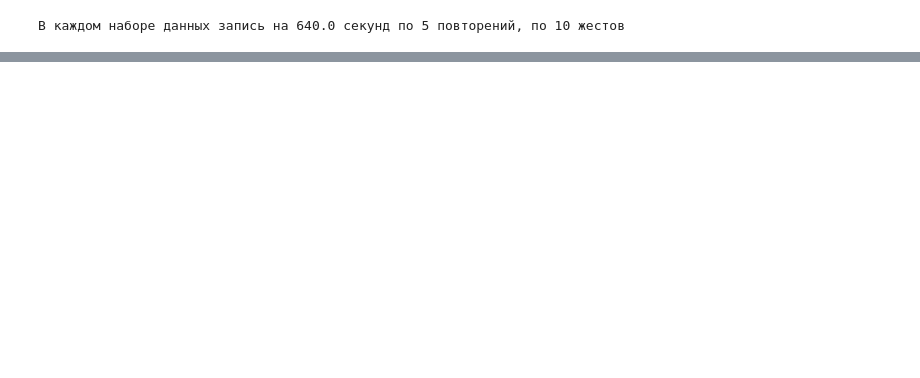
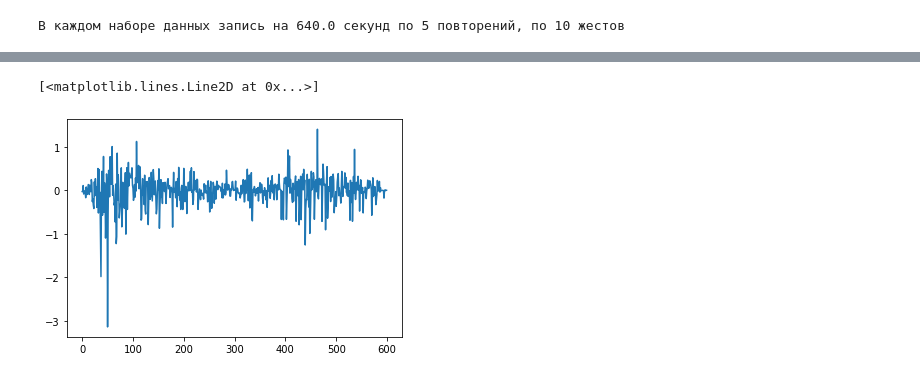
Before and after one commit to zugzvangg/SPC, a Jupyter notebook: stats/biosignals/ts_clustering.ipynb, the cells around one changed output, grey strips where cells are left out. Saved outputs shown, nothing was run; the diff lists cells and outputs as text; code cells hidden in the pictures; blank space fills up the shorter version.

```diff
--- a/stats/biosignals/ts_clustering.ipynb
+++ b/stats/biosignals/ts_clustering.ipynb
@@ -237,0 +163,5 @@ pd.DataFrame(zip(namesofMySeries,fancy_names_for_labels),columns=["Series","Clus
+# %%
+plt.plot(mySeries[namesofMySeries.index("FLEXION_person17_rep2")])
+# %% [output]
+[<matplotlib.lines.Line2D at 0x...>]
+[figure, added]
```
Also changed, not shown: parts of 24 cells of this notebook.
